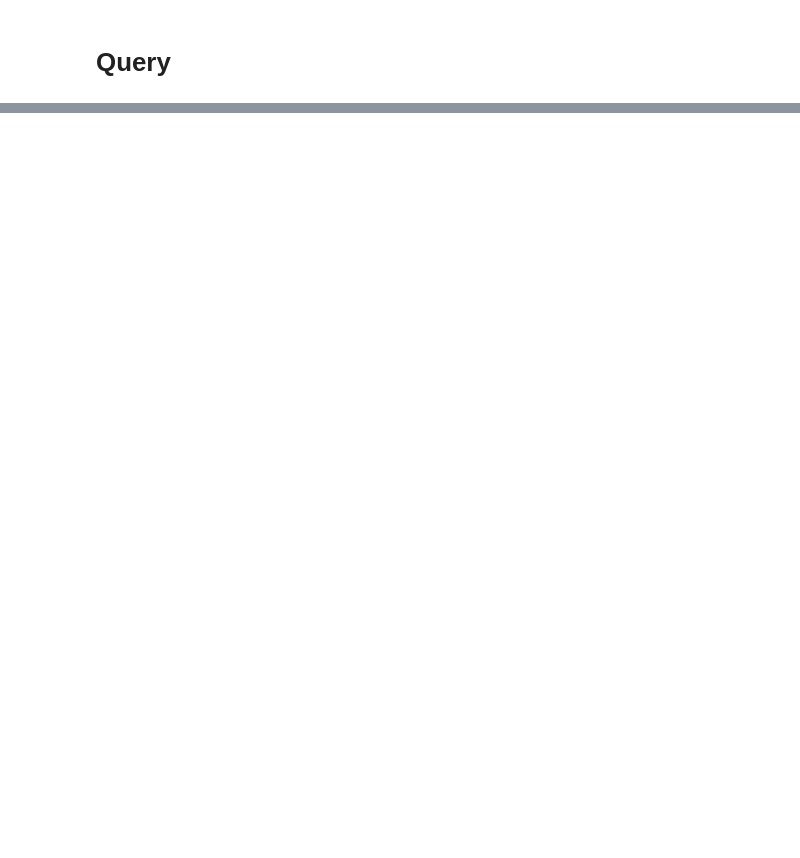
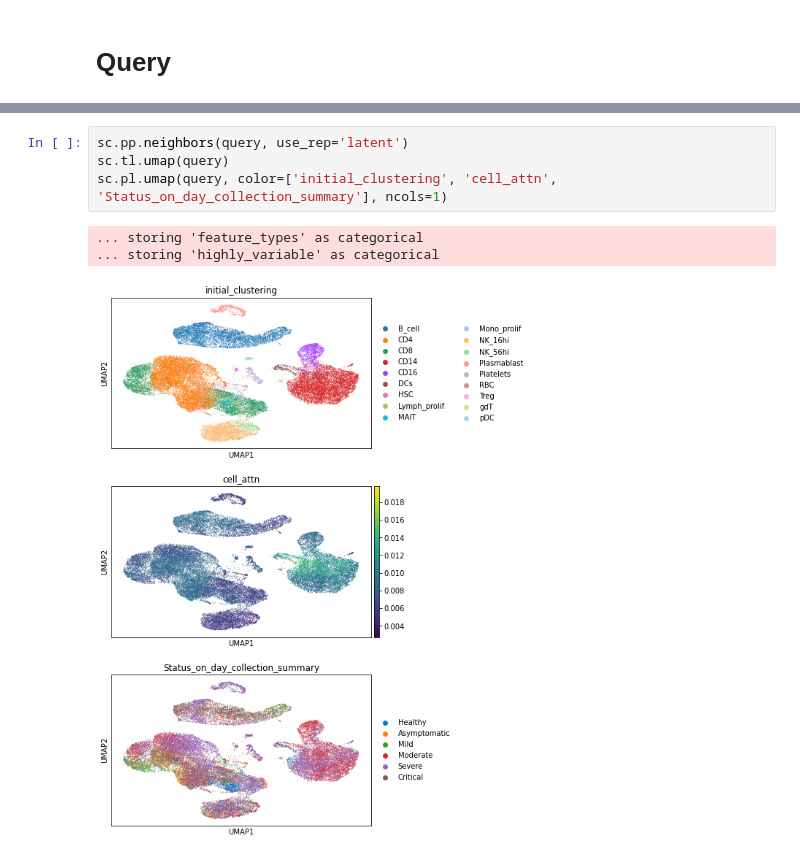
Before and after one commit to theislab/multimil, a Jupyter notebook: notebooks/multimil-query-to-ref-tutorial.ipynb, the cells around one changed output, grey strips where cells are left out. Drawn from its saved outputs; the diff is of its cells as text; blank space fills up the shorter version.

```diff
--- a/notebooks/multimil-query-to-ref-tutorial.ipynb
+++ b/notebooks/multimil-query-to-ref-tutorial.ipynb
@@ -171,0 +282,8 @@ query
+# %%
+sc.pp.neighbors(query, use_rep='latent')
+sc.tl.umap(query)
+sc.pl.umap(query, color=['initial_clustering', 'cell_attn', 'Status_on_day_collection_summary'], ncols=1)
+# %% [output]
+... storing 'feature_types' as categorical
+... storing 'highly_variable' as categorical
+[figure, added]
```
Also changed, not shown: parts of 35 cells of this notebook, 10 other files.
